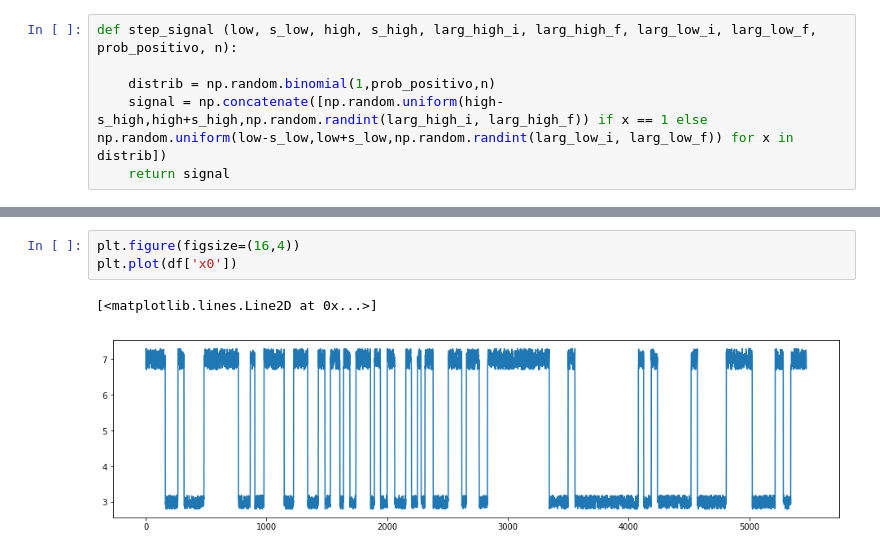
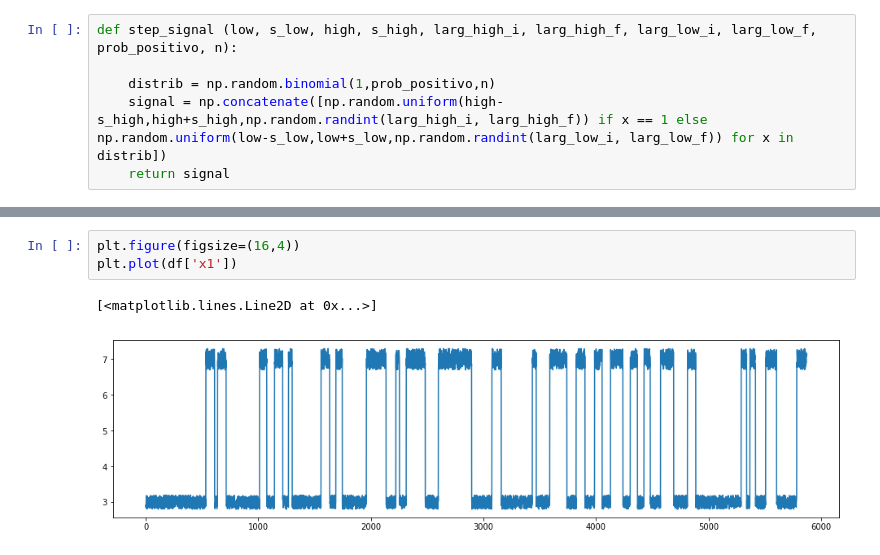
Before and after one commit to EmersonVilar/Pesquisa, a Jupyter notebook: Gerador de Alarme.ipynb, the cells around one changed output, grey strips where cells are left out. Saved outputs shown, nothing was run; the diff lists cells and outputs as text.

```diff
--- a/Gerador de Alarme.ipynb
+++ b/Gerador de Alarme.ipynb
@@ -42,6 +42,6 @@ df.head()
 # %%
 plt.figure(figsize=(16,4))
-plt.plot(df['x0'])
+plt.plot(df['x1'])
 # %% [output]
 [<matplotlib.lines.Line2D at 0x...>]
-[figure, old version]
+[figure, new version]
```
Also changed, not shown: parts of 7 cells of this notebook.
